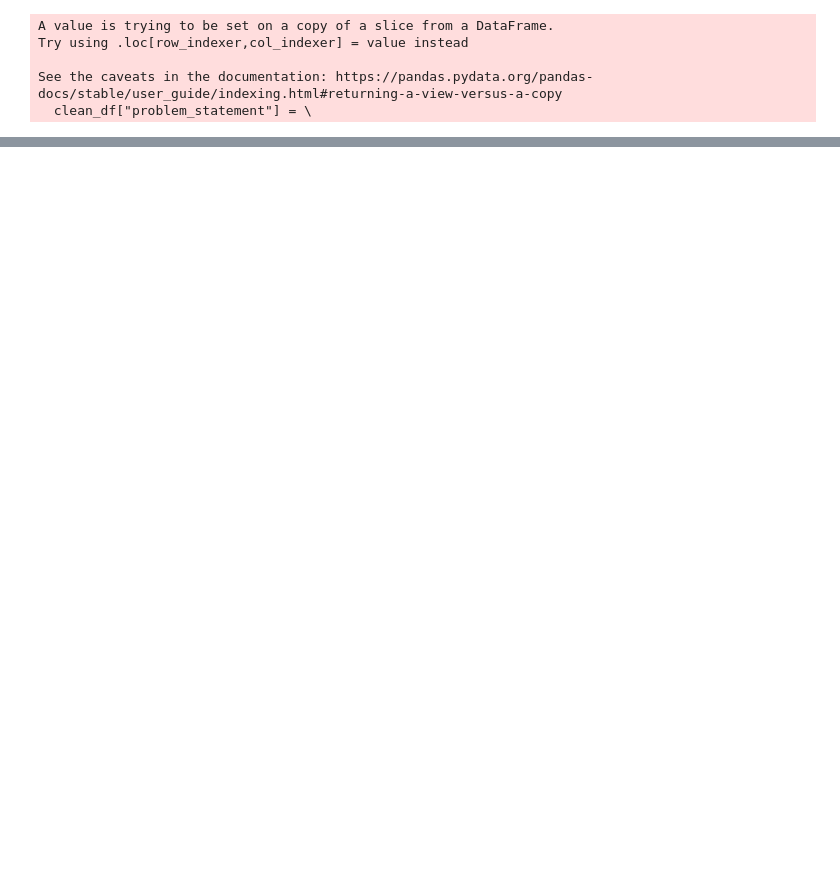
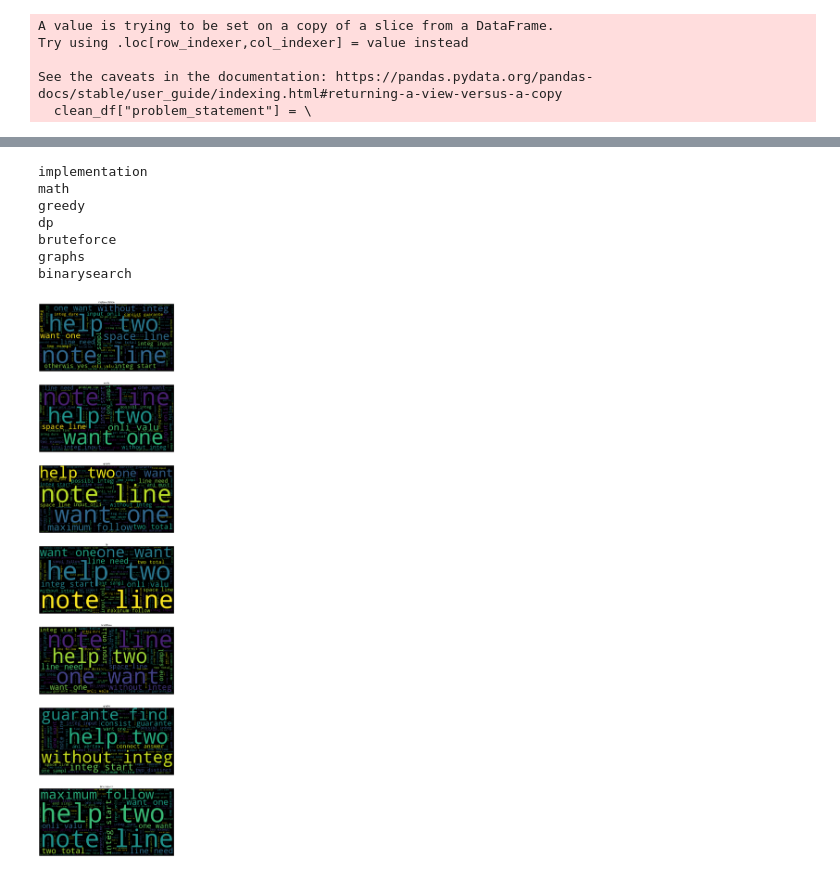
Before and after one commit to jhojin7/codeforces-predict, a Jupyter notebook: eda.ipynb, the cells around one changed output, grey strips where cells are left out. Saved outputs shown, nothing was run; the diff lists cells and outputs as text; code cells hidden in the pictures; blank space fills up the shorter version.

```diff
--- a/eda.ipynb
+++ b/eda.ipynb
@@ -204,3 +204,38 @@ train.tail(3)
+# %%
+# wordcloud visualization
+from wordcloud import WordCloud
+
+def print_wordcloud(tag):
+    text = ""
+    for idx in train.index:
+        if tag in train.loc[idx,"tags"]:
+            text+=(str(train.loc[idx,"problem_statement"]))
+    # print(dp_text)
+
+    # Generate a word cloud image
+    wordcloud = WordCloud().generate(text)
+    # Display the generated image:
+    # the matplotlib way:
+    plt.title(tag)
+    plt.imshow(wordcloud)
+    plt.axis("off")
+
+import matplotlib.pyplot as plt
+plt.figure(figsize=(20,60))
+tags = "implementation math greedy dp bruteforce graphs binarysearch".split()
+for i,tag in enumerate(tags):
+    print(tag)
+    plt.subplot(7,1,i+1)
+    print_wordcloud(tag)
+# %% [output]
+implementation
+math
+greedy
+dp
+bruteforce
+graphs
+binarysearch
+[figure, added]
 # %%
 train.to_pickle(config.TRAIN)
 test.to_pickle(config.TEST)
```
Also changed, not shown: parts of 6 cells of this notebook, 7 other files.
